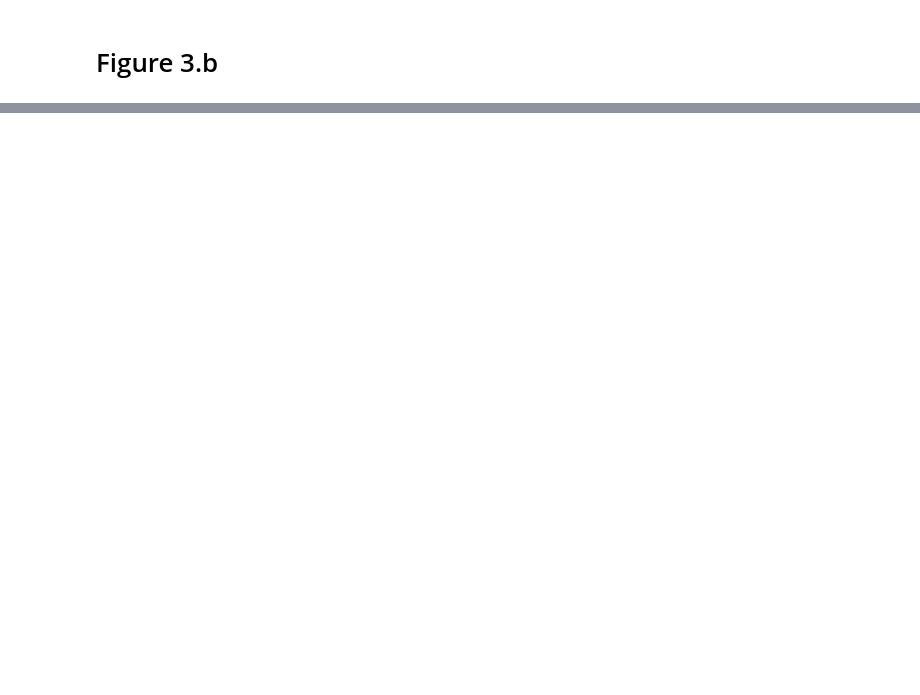
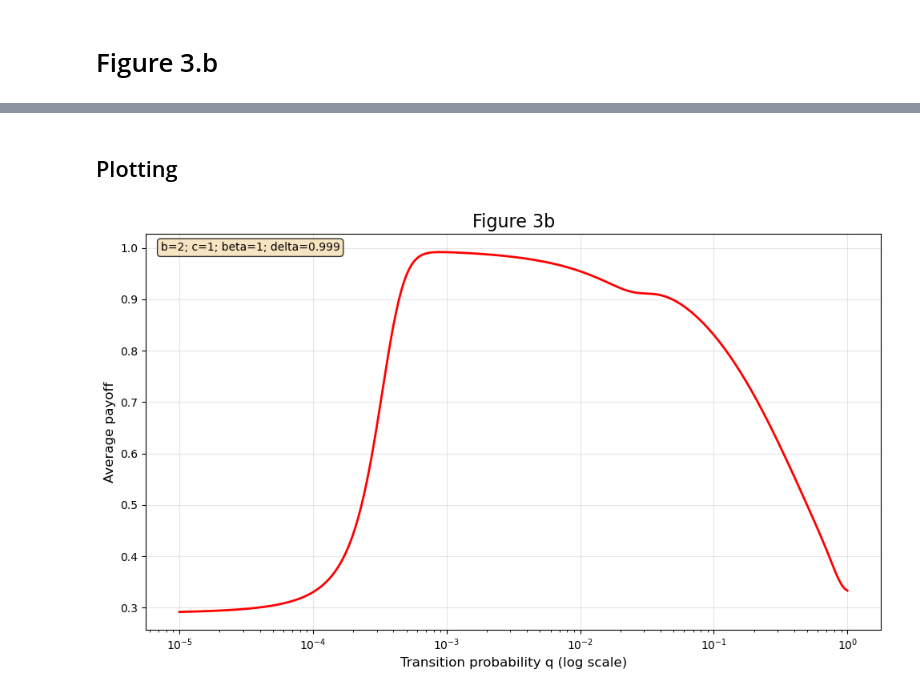
Before and after one commit to Junyiyoo/LEARNING-DYNAMICS-PROJECT, a Jupyter notebook: Figure 3b.ipynb, the cells around one changed output, grey strips where cells are left out. Drawn from its saved outputs; the diff is of its cells as text; code cells hidden in the pictures; blank space fills up the shorter version.

Commit message:
figure 3a,3b

```diff
--- a/Figure 3b.ipynb
+++ b/Figure 3b.ipynb
@@ -2,0 +207,27 @@
+# %%
+def GetEvolData():
+    """
+    Creates data for Figure 3b
+    """
+    beta = 1
+    b = 2
+    c = 1
+    delta = 0.999
+
+    # List of q-values: 10.^(-5:0.02:0)
+    # This creates log-spaced values from 10^-5 to 10^0 = 1
+    qPoss = 10 ** np.arange(-5, 0.02, 0.02)
+    n = len(qPoss)
+
+    piRound = np.array([b - c, -c, b, 0, 0, 0, 0, 0])
+    coop = np.zeros(n)
+    pay = np.zeros(n)
+
+    Data = f"b={b}; c={c}; beta={beta}; delta={delta}"
+
+    for i in tqdm(range(n)):
+        q = qPoss[i]
+        qvec = np.array([1, 1 - q, 1 - q, 0, 0, 0])
+        coop[i], pay[i], _, _ = CalcSMEquilibrium(qvec, piRound, beta, delta)
+
+    return qPoss, coop, pay, Data
@@ -221,0 +248,21 @@ q=1.0e+00: coop=0.9990, pay=0.3333
+# %% [markdown]
+ ## Plotting
+# %%
+fig, ax = plt.subplots(figsize=(10, 6))
+
+ax.semilogx(qPoss, pay, 'r-', linewidth=2)
+ax.set_xlabel('Transition probability q (log scale)', fontsize=12)
+ax.set_ylabel('Average payoff', fontsize=12)
+ax.set_title('Payoff in Selection-Mutation Equilibrium', fontsize=14)
+ax.grid(True, alpha=0.3)
+
+# Add parameter information
+ax.text(0.02, 0.98, Data, transform=ax.transAxes,
+         fontsize=10, verticalalignment='top',
+         bbox=dict(boxstyle='round', facecolor='wheat', alpha=0.8))
+
+plt.title("Figure 3b", fontsize=16)
+plt.tight_layout()
+plt.show()
+# %% [output]
+[figure, added]
```
Also changed, not shown: parts of 6 cells of this notebook, 1 other file.
